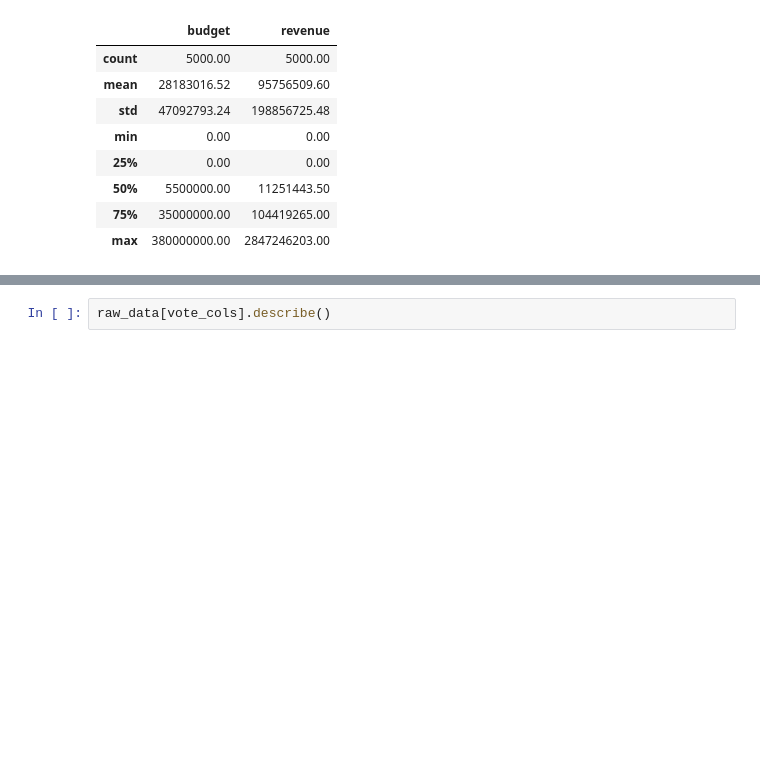
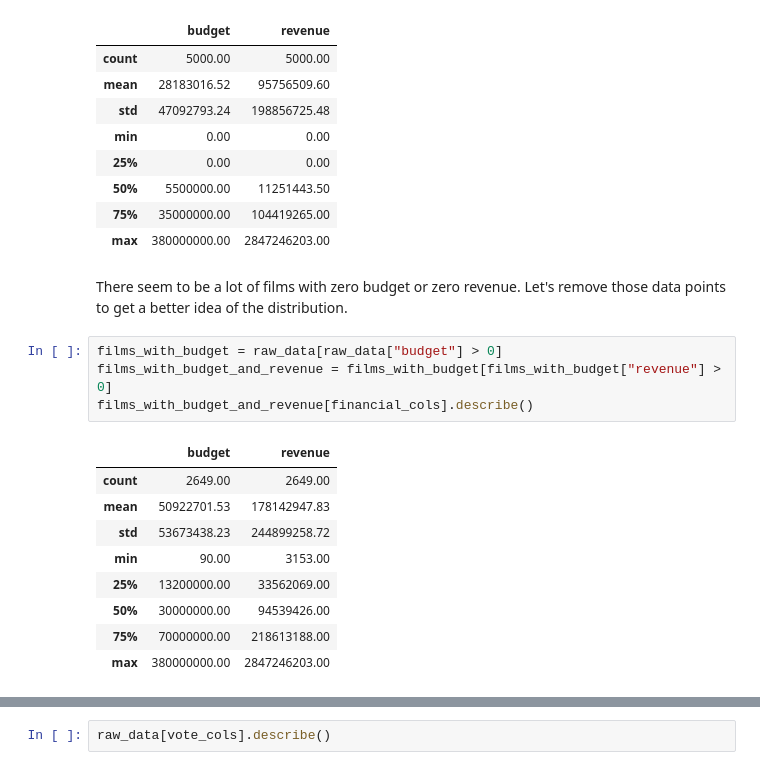
Before and after one commit to vibrantlychee/big-movie-data, a Jupyter notebook: exploratory.ipynb, the cells around one changed output, grey strips where cells are left out. Cells and saved outputs as stored; diff of their text form; blank space fills up the shorter version.

```diff
--- a/exploratory.ipynb
+++ b/exploratory.ipynb
@@ -75,6 +75,23 @@ raw_data[financial_cols].describe()
 | 50% | 5500000.00 | 11251443.50 |
 | 75% | 35000000.00 | 104419265.00 |
 | max | 380000000.00 | 2847246203.00 |
+# %% [markdown]
+There seem to be a lot of films with zero budget or zero revenue. Let's remove
+those data points to get a better idea of the distribution.
+# %%
+films_with_budget = raw_data[raw_data["budget"] > 0]
+films_with_budget_and_revenue = films_with_budget[films_with_budget["revenue"] > 0]
+films_with_budget_and_revenue[financial_cols].describe()
+# %% [output]
+|  | budget | revenue |
+| count | 2649.00 | 2649.00 |
+| mean | 50922701.53 | 178142947.83 |
+| std | 53673438.23 | 244899258.72 |
+| min | 90.00 | 3153.00 |
+| 25% | 13200000.00 | 33562069.00 |
+| 50% | 30000000.00 | 94539426.00 |
+| 75% | 70000000.00 | 218613188.00 |
+| max | 380000000.00 | 2847246203.00 |
 # %%
 # visualise
 fig = plt.figure(facecolor="white")
```
Also changed, not shown: parts of 12 cells of this notebook.
